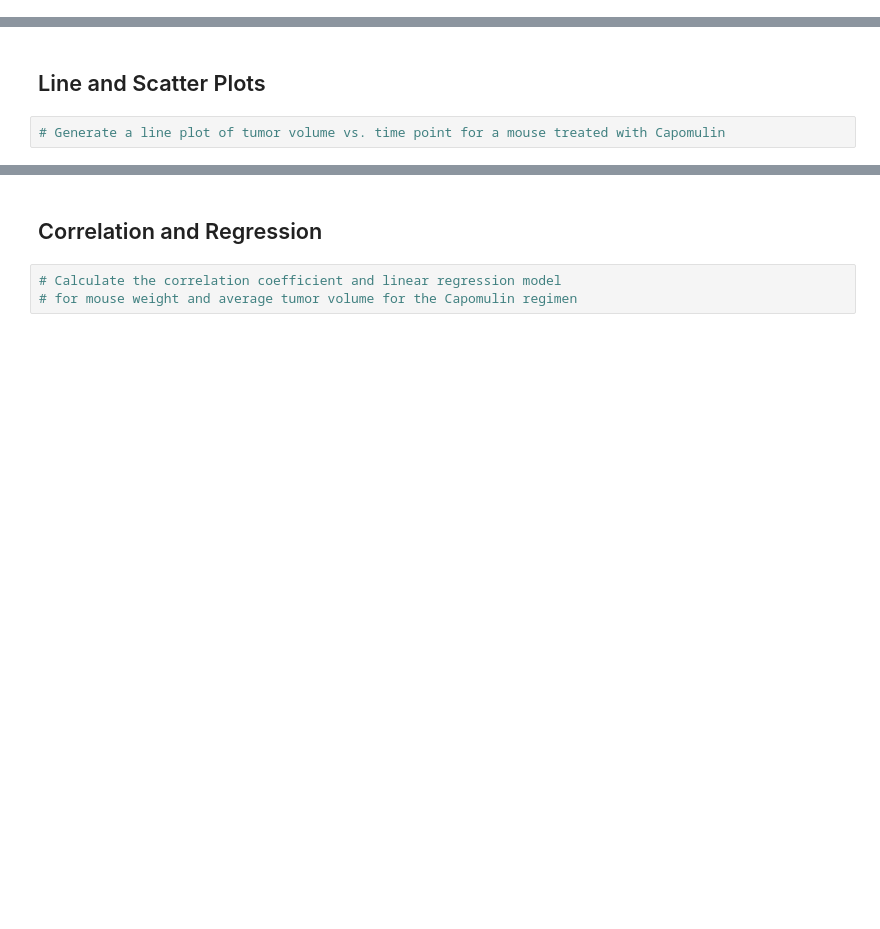
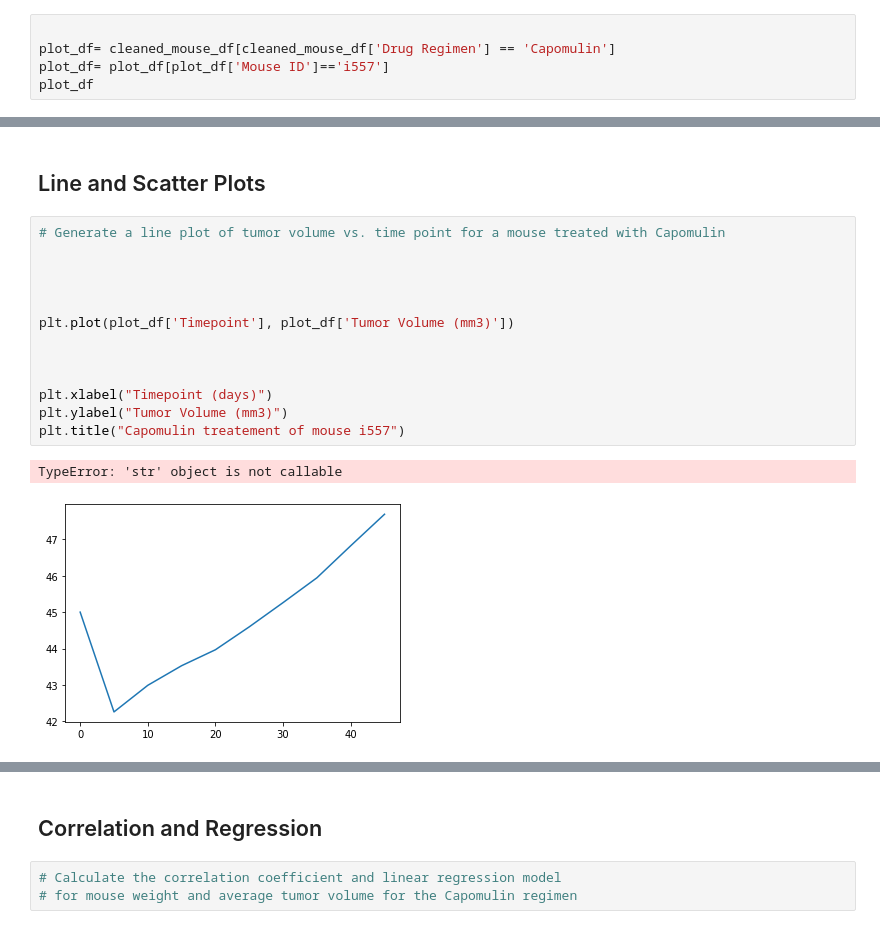
Before and after one commit to baileykayla953/Matplotlib-Challenge-, a Jupyter notebook: Matplotlib.ipynb, the cells around one changed output, grey strips where cells are left out. Drawn from its saved outputs; the diff is of its cells as text; blank space fills up the shorter version.

```diff
--- a/Matplotlib.ipynb
+++ b/Matplotlib.ipynb
@@ -294,0 +325,5 @@ Ceftamin's potential outliers:Series([], Name: Tumor Volume (mm3), dtype: float6
+# %%
+
+plot_df= cleaned_mouse_df[cleaned_mouse_df['Drug Regimen'] == 'Capomulin']
+plot_df= plot_df[plot_df['Mouse ID']=='i557']
+plot_df
@@ -296,5 +343,19 @@ Ceftamin's potential outliers:Series([], Name: Tumor Volume (mm3), dtype: float6
 ## Line and Scatter Plots
 # %%
 # Generate a line plot of tumor volume vs. time point for a mouse treated with Capomulin
+
+
+
+
+plt.plot(plot_df['Timepoint'], plot_df['Tumor Volume (mm3)'])
+
+
+
+plt.xlabel("Timepoint (days)")
+plt.ylabel("Tumor Volume (mm3)")
+plt.title("Capomulin treatement of mouse i557")
+# %% [output]
+TypeError: 'str' object is not callable
+[figure, added]
 # %%
 # Generate a scatter plot of average tumor volume vs. mouse weight for the Capomulin regimen
```
Also changed, not shown: parts of 9 cells of this notebook.
